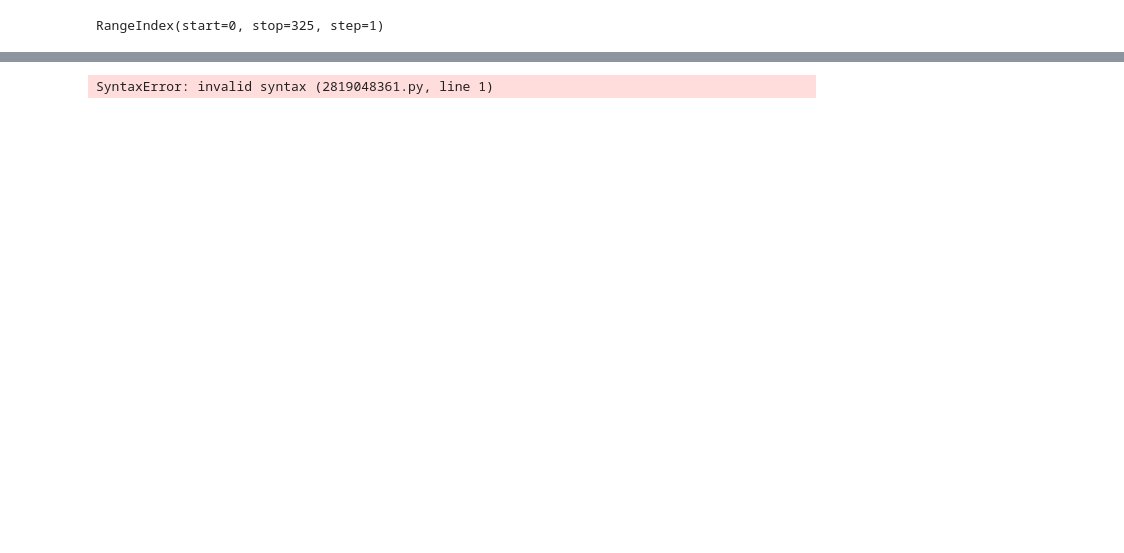
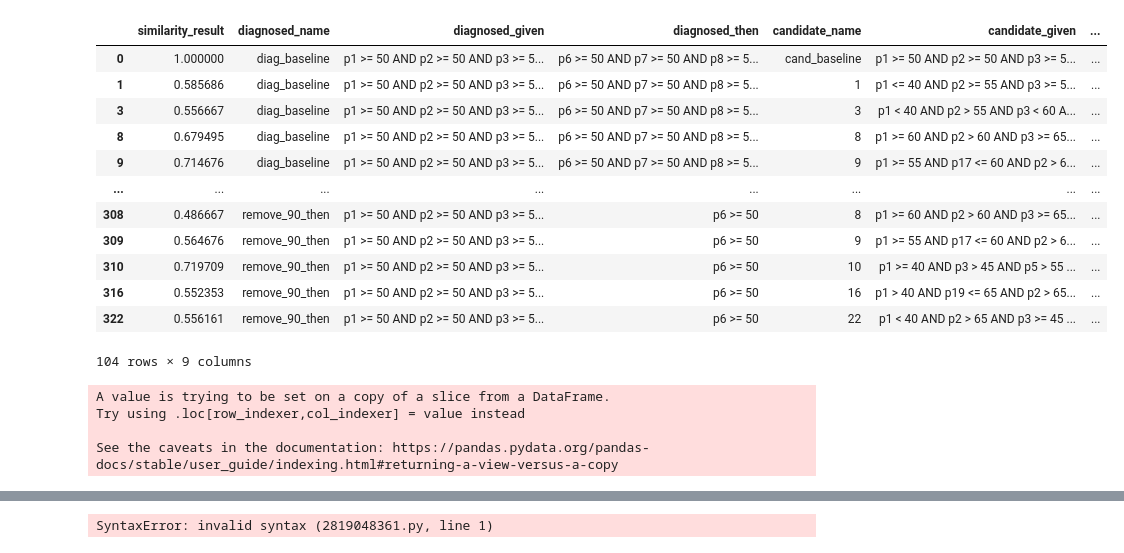
Before and after one commit to lucasvieira123/unexpected_scenario_handling_system, a Jupyter notebook: res/application/similationRQ2.0/rq2.ipynb, the cells around one changed output, grey strips where cells are left out. Saved outputs shown, nothing was run; the diff lists cells and outputs as text; code cells hidden in the pictures; blank space fills up the shorter version.

```diff
--- a/res/application/similationRQ2.0/rq2.ipynb
+++ b/res/application/similationRQ2.0/rq2.ipynb
@@ -84,4 +66,41 @@ fig.show()
 # %%
-df.index
+keep_candidates = ["16", "22", "8", "9", "1", "10", "3", "cand_baseline"] # esses sao os que eu mais gostei para visualizar
+
+df = df[df["candidate_name"].astype(str).isin(keep_candidates)]
+df
 # %% [output]
+|  | similarity_result | diagnosed_name | diagnosed_given | diagnosed_then | candidate_name | candidate_given | ... |
+| 0 | 1.000000 | diag_baseline | p1 >= 50 AND p2 >= 50 AND p3 >= 5... | p6 >= 50 AND p7 >= 50 AND p8 >= 5... | cand_baseline | p1 >= 50 AND p2 >= 50 AND p3 >= 5... | ... |
+| 1 | 0.585686 | diag_baseline | p1 >= 50 AND p2 >= 50 AND p3 >= 5... | p6 >= 50 AND p7 >= 50 AND p8 >= 5... | 1 | p1 <= 40 AND p2 >= 55 AND p3 >= 5... | ... |
+| 3 | 0.556667 | diag_baseline | p1 >= 50 AND p2 >= 50 AND p3 >= 5... | p6 >= 50 AND p7 >= 50 AND p8 >= 5... | 3 | p1 < 40 AND p2 > 55 AND p3 < 60 A... | ... |
+| 8 | 0.679495 | diag_baseline | p1 >= 50 AND p2 >= 50 AND p3 >= 5... | p6 >= 50 AND p7 >= 50 AND p8 >= 5... | 8 | p1 >= 60 AND p2 > 60 AND p3 >= 65... | ... |
+| 9 | 0.714676 | diag_baseline | p1 >= 50 AND p2 >= 50 AND p3 >= 5... | p6 >= 50 AND p7 >= 50 AND p8 >= 5... | 9 | p1 >= 55 AND p17 <= 60 AND p2 > 6... | ... |
+| ... | ... | ... | ... | ... | ... | ... | ... |
+| 308 | 0.486667 | remove_90_then | p1 >= 50 AND p2 >= 50 AND p3 >= 5... | p6 >= 50 | 8 | p1 >= 60 AND p2 > 60 AND p3 >= 65... | ... |
+| 309 | 0.564676 | remove_90_then | p1 >= 50 AND p2 >= 50 AND p3 >= 5... | p6 >= 50 | 9 | p1 >= 55 AND p17 <= 60 AND p2 > 6... | ... |
+| 310 | 0.719709 | remove_90_then | p1 >= 50 AND p2 >= 50 AND p3 >= 5... | p6 >= 50 | 10 | p1 >= 40 AND p3 > 45 AND p5 > 55 ... | ... |
+| 316 | 0.552353 | remove_90_then | p1 >= 50 AND p2 >= 50 AND p3 >= 5... | p6 >= 50 | 16 | p1 > 40 AND p19 <= 65 AND p2 > 65... | ... |
+| 322 | 0.556161 | remove_90_then | p1 >= 50 AND p2 >= 50 AND p3 >= 5... | p6 >= 50 | 22 | p1 < 40 AND p2 > 65 AND p3 >= 45 ... | ... |
-RangeIndex(start=0, stop=325, step=1)
+104 rows × 9 columns
+# %%
+mapping = {
+    "16": 1,
+    "22": 2,
+    "8":  3,
+    "9":  4,
+    "1":  5,
+    "10": 6,
+    "3":  7,
+    # "diagnosed_baseline" não entra no mapping para permanecer igual
+}
+
+# Garante comparação por string, aplica o mapeamento e preserva o que não estiver no dict
+df['candidate_name'] = (
+    df['candidate_name'].map(mapping)
+                         .fillna(df['candidate_name'])
+)
+# %% [output]
+A value is trying to be set on a copy of a slice from a DataFrame.
+Try using .loc[row_indexer,col_indexer] = value instead
+
+See the caveats in the documentation: https://pandas.pydata.org/pandas-docs/stable/user_guide/indexing.html#returning-a-view-versus-a-copy
```
Also changed, not shown: parts of 13 cells of this notebook.
